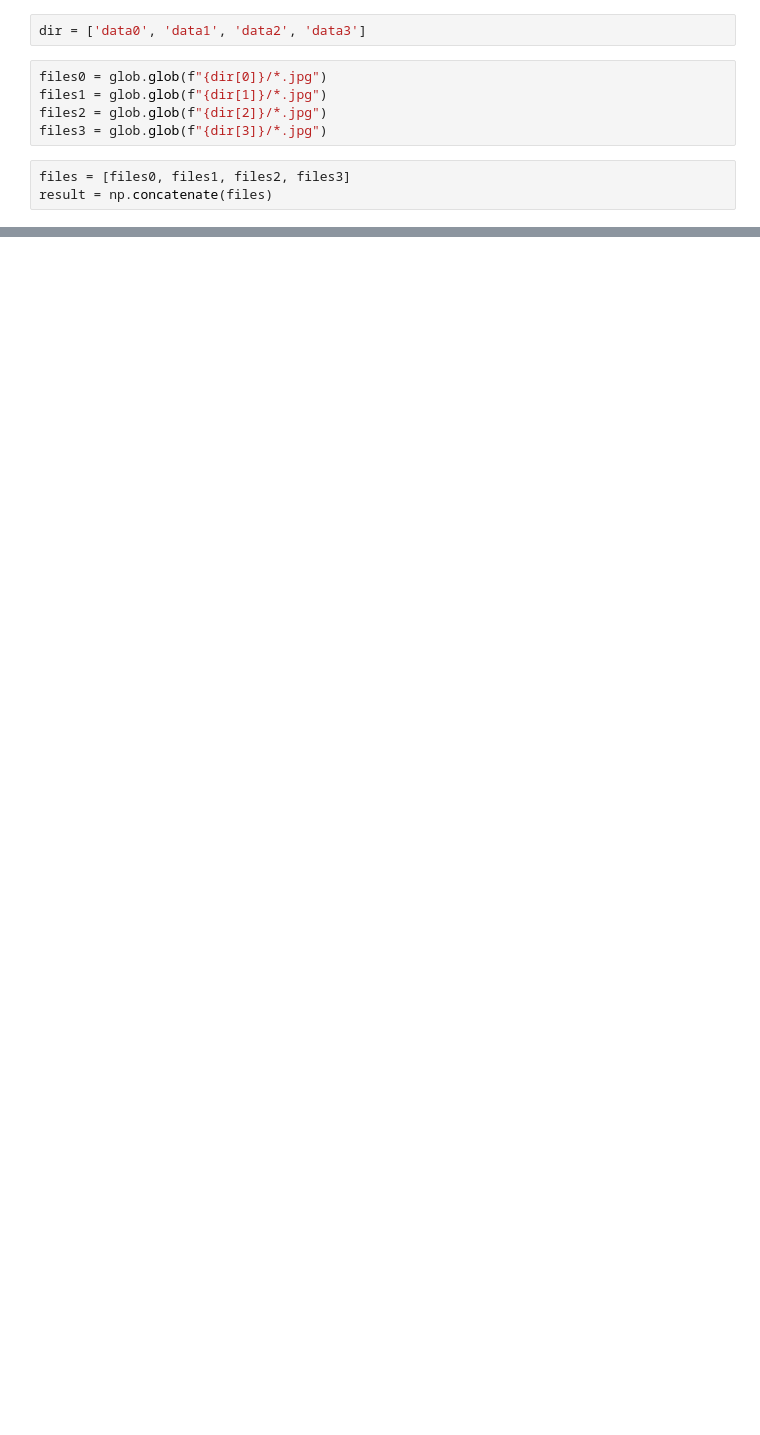
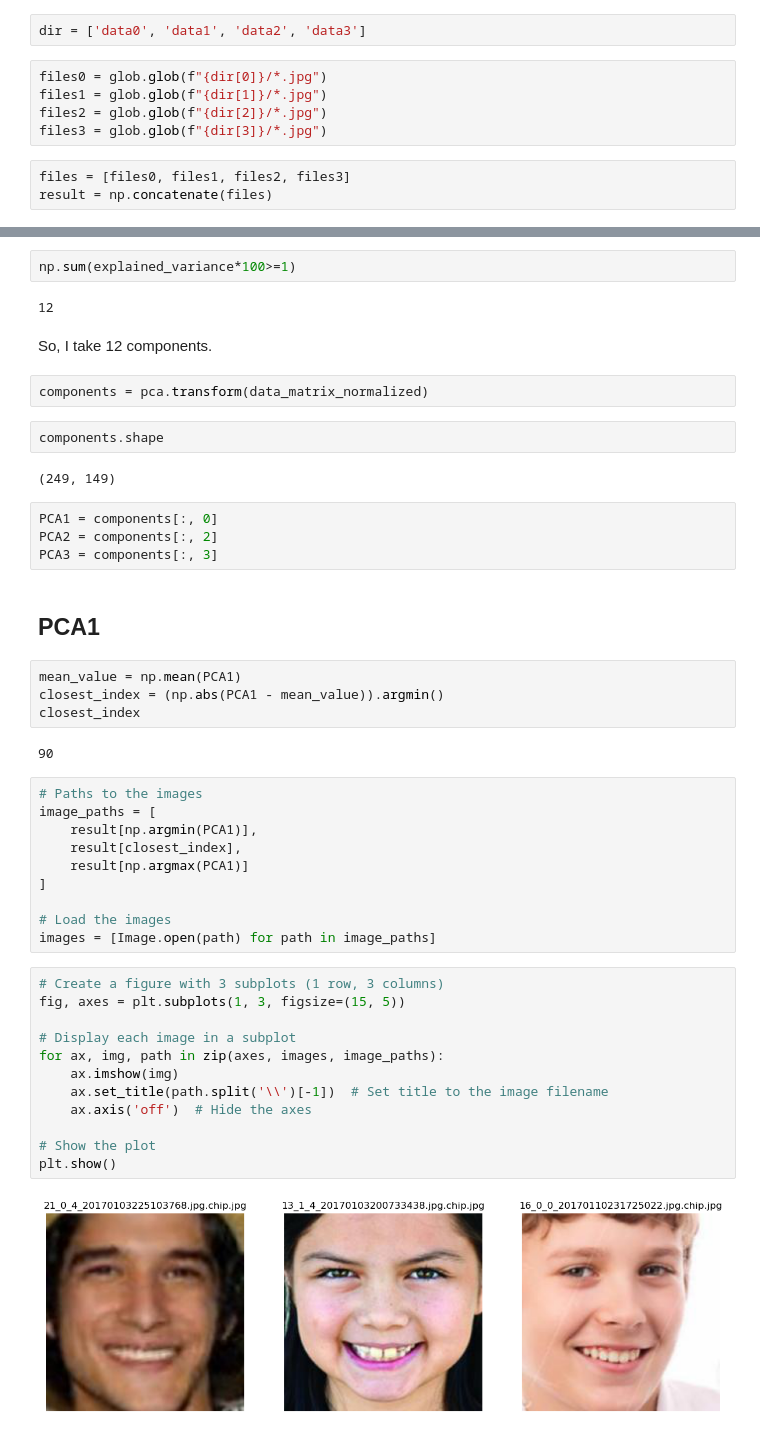
Before and after one commit to evittaka/CognitiveModelling, a Jupyter notebook: Project1.ipynb, the cells around one changed output, grey strips where cells are left out. Drawn from its saved outputs; the diff is of its cells as text; blank space fills up the shorter version.

```diff
--- a/Project1.ipynb
+++ b/Project1.ipynb
@@ -69,0 +177,48 @@ root.mainloop()
+# %%
+np.sum(explained_variance*100>=1)
+# %% [output]
+12
+# %% [markdown]
+So, I take 12 components.
+# %%
+components = pca.transform(data_matrix_normalized)
+# %%
+components.shape
+# %% [output]
+(249, 149)
+# %%
+PCA1 = components[:, 0]
+PCA2 = components[:, 2]
+PCA3 = components[:, 3]
+# %% [markdown]
+## PCA1
+# %%
+mean_value = np.mean(PCA1)
+closest_index = (np.abs(PCA1 - mean_value)).argmin()
+closest_index
+# %% [output]
+90
+# %%
+# Paths to the images
+image_paths = [
+    result[np.argmin(PCA1)],
+    result[closest_index],
+    result[np.argmax(PCA1)]
+]
+
+# Load the images
+images = [Image.open(path) for path in image_paths]
+# %%
+# Create a figure with 3 subplots (1 row, 3 columns)
+fig, axes = plt.subplots(1, 3, figsize=(15, 5))
+
+# Display each image in a subplot
+for ax, img, path in zip(axes, images, image_paths):
+    ax.imshow(img)
+    ax.set_title(path.split('\\')[-1])  # Set title to the image filename
+    ax.axis('off')  # Hide the axes
+
+# Show the plot
+plt.show()
+# %% [output]
+[figure, added]
```
Also changed, not shown: parts of 29 cells of this notebook, 1 other file.
